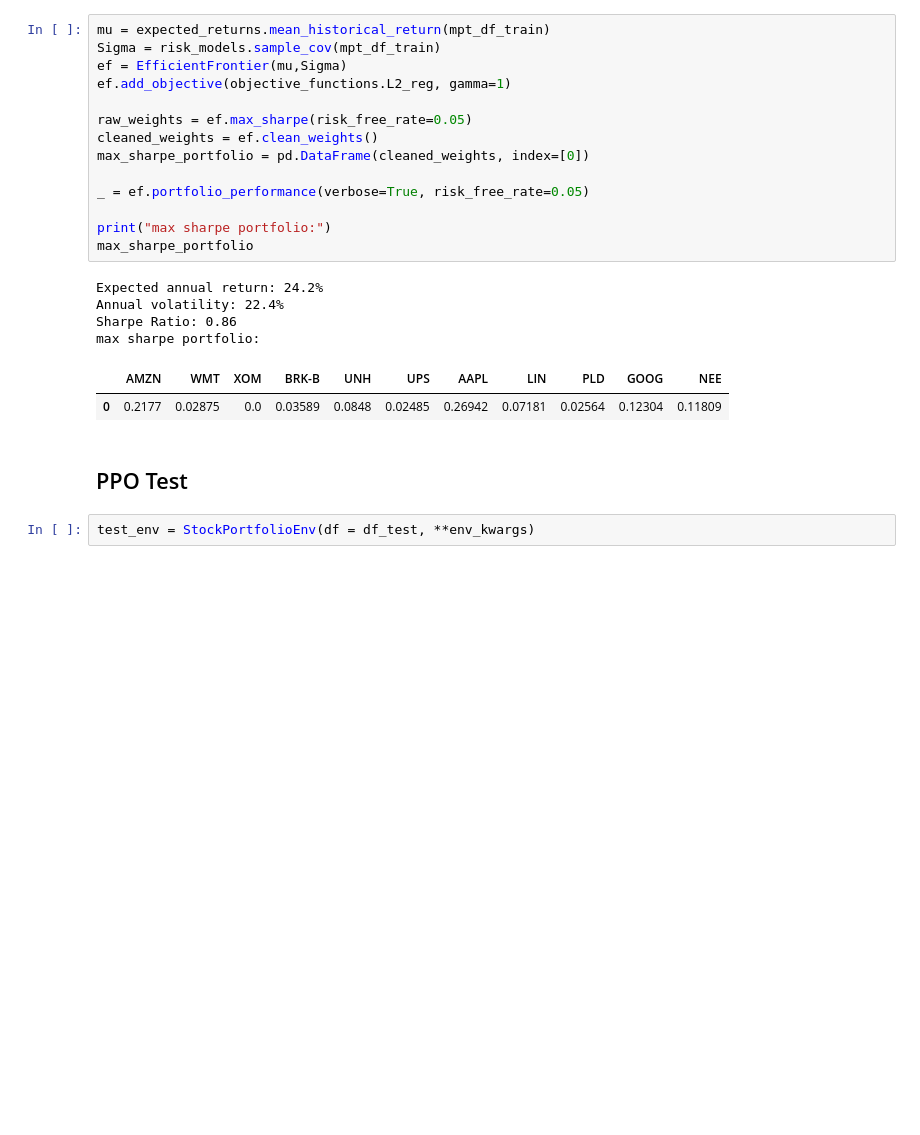
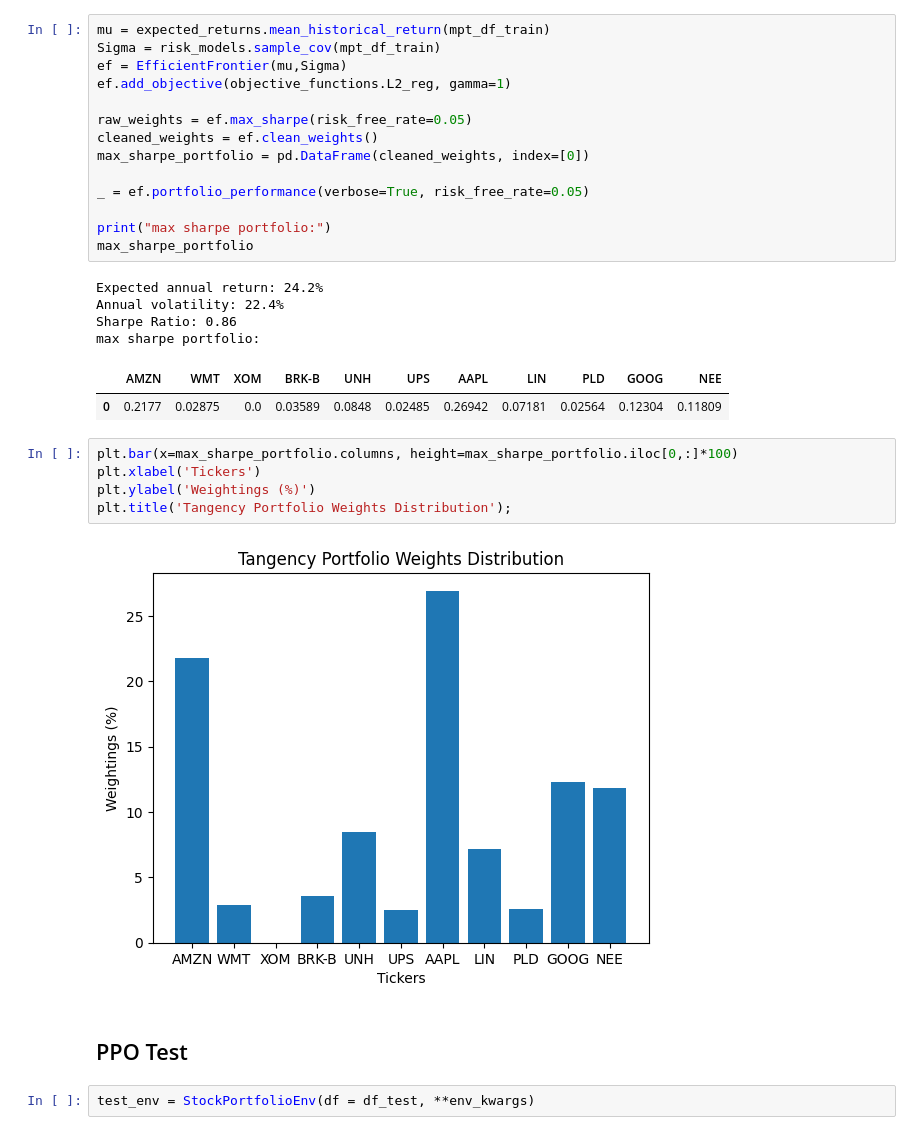
Before and after one commit to nolanspecter/Portfolio-Optimization-using-RL, a Jupyter notebook: backtest.ipynb, the cells around one changed output. Drawn from its saved outputs; the diff is of its cells as text; blank space fills up the shorter version.

```diff
--- a/backtest.ipynb
+++ b/backtest.ipynb
@@ -104,6 +106,13 @@ Sharpe Ratio: 0.86
 max sharpe portfolio:
 |  | AMZN | WMT | XOM | BRK-B | UNH | UPS | AAPL | LIN | PLD | GOOG | NEE |
 | 0 | 0.2177 | 0.02875 | 0.0 | 0.03589 | 0.0848 | 0.02485 | 0.26942 | 0.07181 | 0.02564 | 0.12304 | 0.11809 |
+# %%
+plt.bar(x=max_sharpe_portfolio.columns, height=max_sharpe_portfolio.iloc[0,:]*100)
+plt.xlabel('Tickers')
+plt.ylabel('Weightings (%)')
+plt.title('Tangency Portfolio Weights Distribution');
+# %% [output]
+[figure, added]
 # %% [markdown]
 ## PPO Test
 # %%
```
Also changed, not shown: parts of 18 cells of this notebook, 4 other files.
